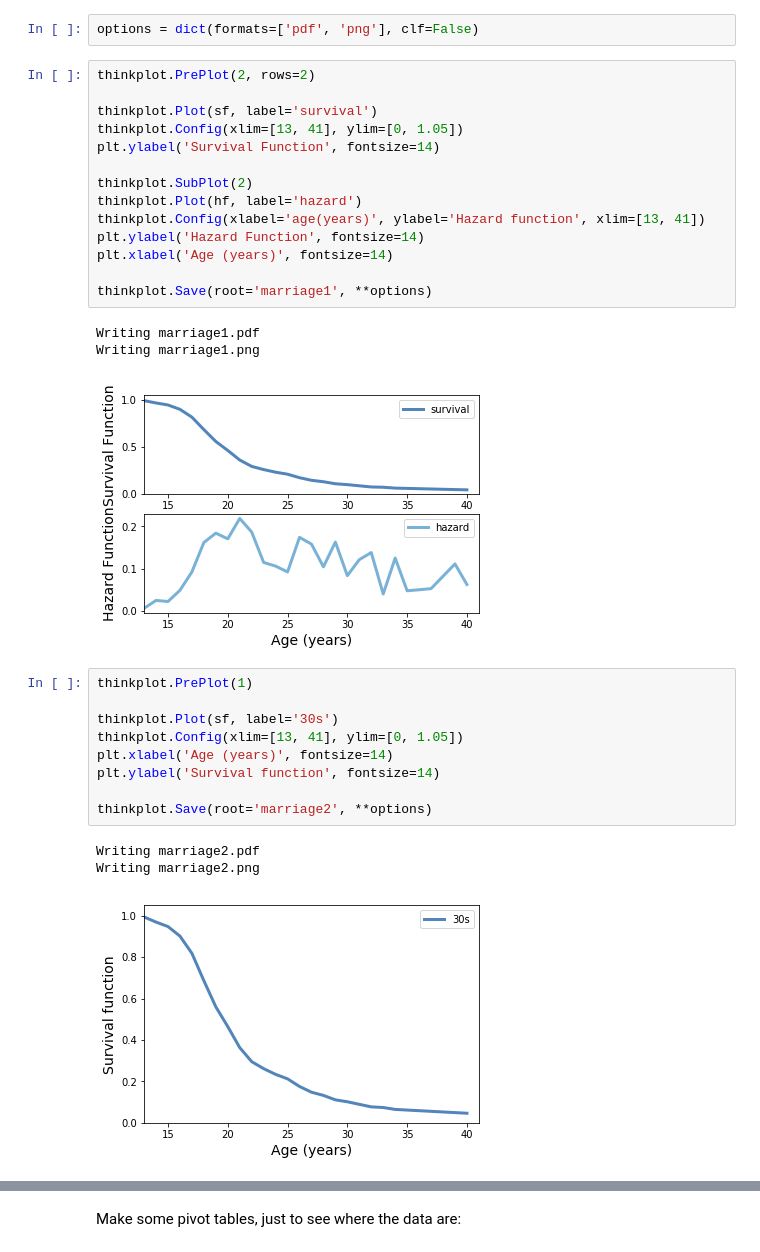
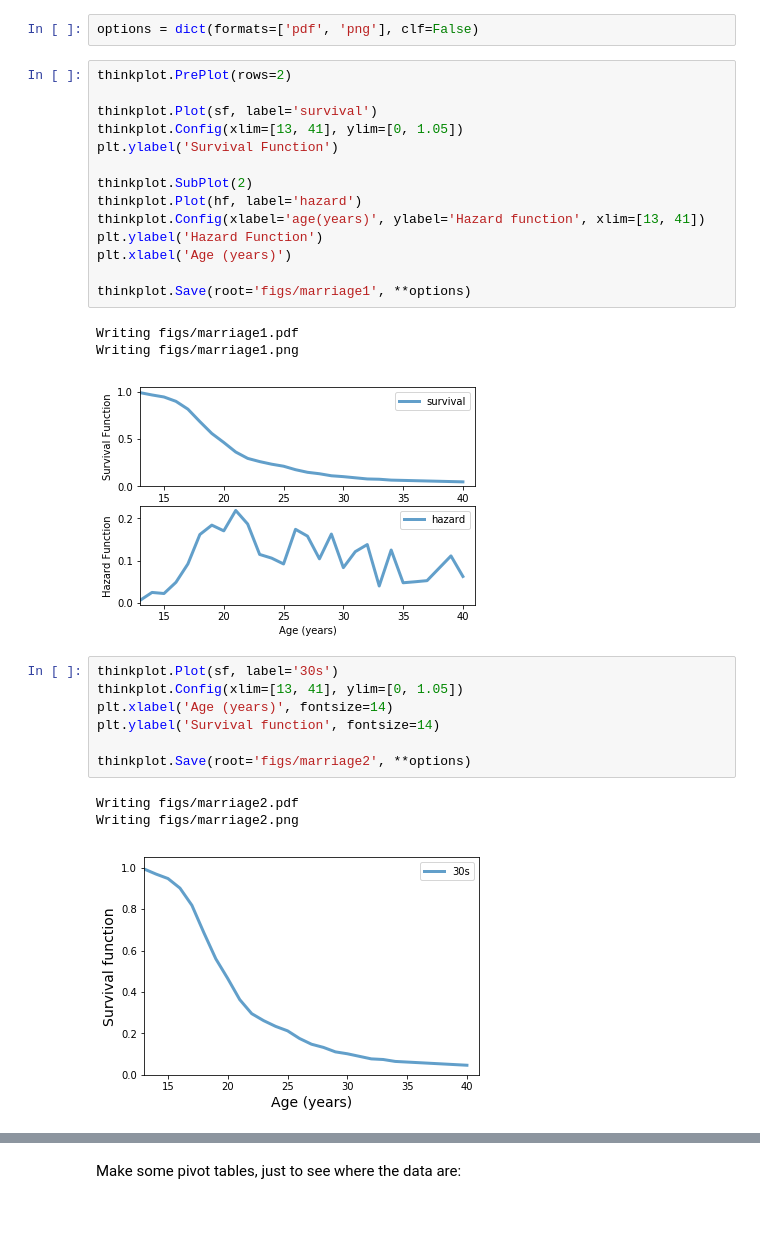
Before and after one commit to AllenDowney/MarriageNSFG, a Jupyter notebook: marriage.ipynb, the cells around one changed output, grey strips where cells are left out. Drawn from its saved outputs; the diff is of its cells as text; blank space fills up the shorter version.

```diff
--- a/marriage.ipynb
+++ b/marriage.ipynb
@@ -206,34 +207,32 @@ Make the first figure, showing sf and hf for the 30s cohort:
 # %%
 options = dict(formats=['pdf', 'png'], clf=False)
 # %%
-thinkplot.PrePlot(2, rows=2)
+thinkplot.PrePlot(rows=2)
 
 thinkplot.Plot(sf, label='survival')
 thinkplot.Config(xlim=[13, 41], ylim=[0, 1.05])
-plt.ylabel('Survival Function', fontsize=14)
+plt.ylabel('Survival Function')
 
 thinkplot.SubPlot(2)
 thinkplot.Plot(hf, label='hazard')
 thinkplot.Config(xlabel='age(years)', ylabel='Hazard function', xlim=[13, 41])
-plt.ylabel('Hazard Function', fontsize=14)
-plt.xlabel('Age (years)', fontsize=14)
+plt.ylabel('Hazard Function')
+plt.xlabel('Age (years)')
 
-thinkplot.Save(root='marriage1', **options)
+thinkplot.Save(root='figs/marriage1', **options)
 # %% [output]
-Writing marriage1.pdf
-Writing marriage1.png
+Writing figs/marriage1.pdf
+Writing figs/marriage1.png
-[figure, old version]
+[figure, new version]
 # %%
-thinkplot.PrePlot(1)
-
 thinkplot.Plot(sf, label='30s')
 thinkplot.Config(xlim=[13, 41], ylim=[0, 1.05])
 plt.xlabel('Age (years)', fontsize=14)
 plt.ylabel('Survival function', fontsize=14)
 
-thinkplot.Save(root='marriage2', **options)
+thinkplot.Save(root='figs/marriage2', **options)
 # %% [output]
-Writing marriage2.pdf
-Writing marriage2.png
+Writing figs/marriage2.pdf
+Writing figs/marriage2.png
 [figure]
 # %%
```
Also changed, not shown: parts of 59 cells of this notebook, 5 other files.
